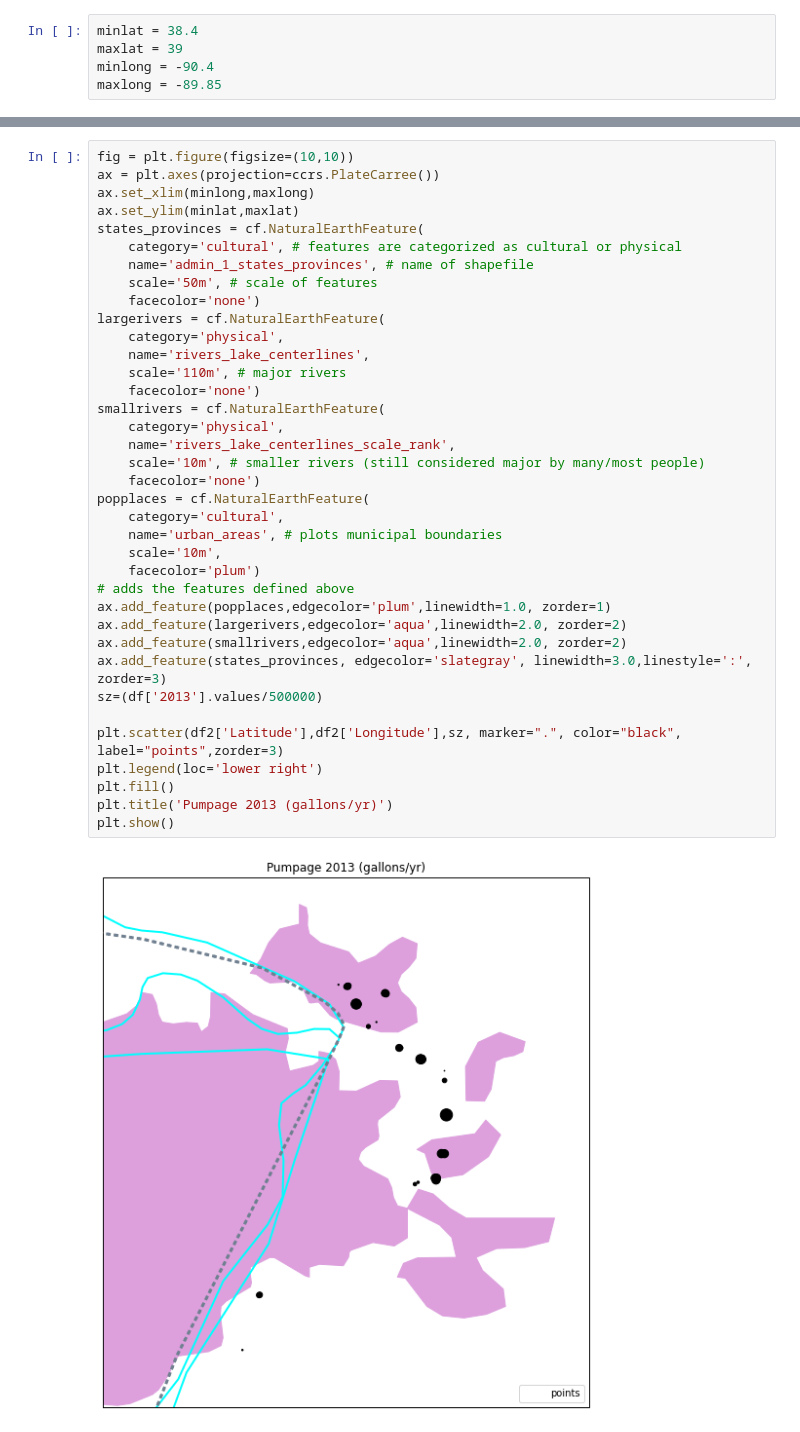
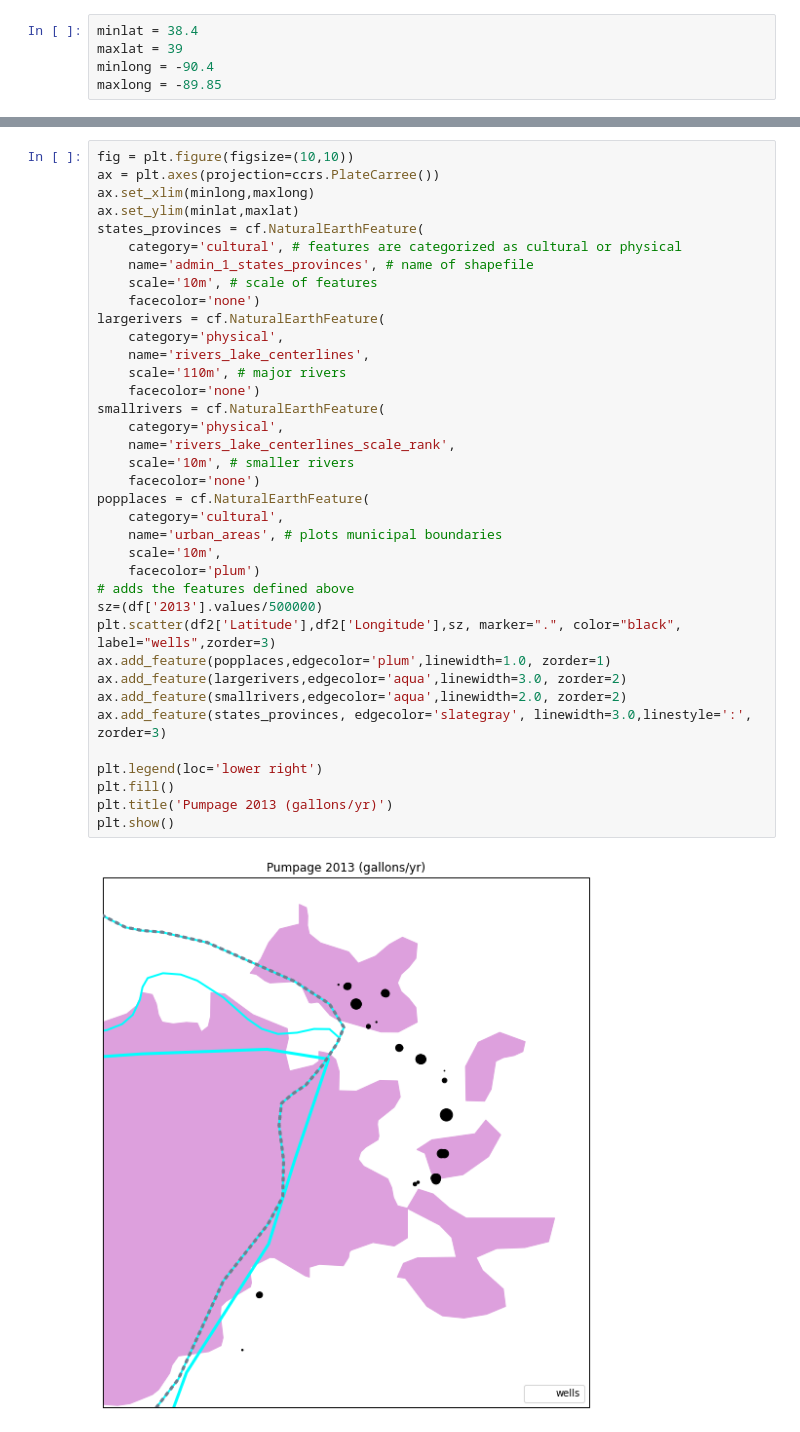
Before and after one commit to Firas-95/GEO572-Project-E.St.Louis, a Jupyter notebook: well_map_generation.ipynb, the cells around one changed output, grey strips where cells are left out. Drawn from its saved outputs; the diff is of its cells as text.

```diff
--- a/well_map_generation.ipynb
+++ b/well_map_generation.ipynb
@@ -135,36 +135,36 @@ ax = plt.axes(projection=ccrs.PlateCarree())
 ax.set_xlim(minlong,maxlong)
 ax.set_ylim(minlat,maxlat)
 states_provinces = cf.NaturalEarthFeature(
     category='cultural', # features are categorized as cultural or physical
     name='admin_1_states_provinces', # name of shapefile
-    scale='50m', # scale of features
+    scale='10m', # scale of features
     facecolor='none')
 largerivers = cf.NaturalEarthFeature(
     category='physical',
     name='rivers_lake_centerlines',
     scale='110m', # major rivers
     facecolor='none')
 smallrivers = cf.NaturalEarthFeature(
     category='physical',
     name='rivers_lake_centerlines_scale_rank',
-    scale='10m', # smaller rivers (still considered major by many/most people)
+    scale='10m', # smaller rivers
     facecolor='none')
 popplaces = cf.NaturalEarthFeature(
     category='cultural',
     name='urban_areas', # plots municipal boundaries
     scale='10m',
     facecolor='plum')
 # adds the features defined above
+sz=(df['2013'].values/500000)
+plt.scatter(df2['Latitude'],df2['Longitude'],sz, marker=".", color="black", label="wells",zorder=3)
 ax.add_feature(popplaces,edgecolor='plum',linewidth=1.0, zorder=1)
-ax.add_feature(largerivers,edgecolor='aqua',linewidth=2.0, zorder=2)
+ax.add_feature(largerivers,edgecolor='aqua',linewidth=3.0, zorder=2)
 ax.add_feature(smallrivers,edgecolor='aqua',linewidth=2.0, zorder=2)
 ax.add_feature(states_provinces, edgecolor='slategray', linewidth=3.0,linestyle=':', zorder=3)
-sz=(df['2013'].values/500000)
 
-plt.scatter(df2['Latitude'],df2['Longitude'],sz, marker=".", color="black", label="points",zorder=3)
 plt.legend(loc='lower right')
 plt.fill()
 plt.title('Pumpage 2013 (gallons/yr)')
 plt.show()
 # %% [output]
-[figure, old version]
+[figure, new version]
```
Also changed, not shown: parts of 1 cell of this notebook.
